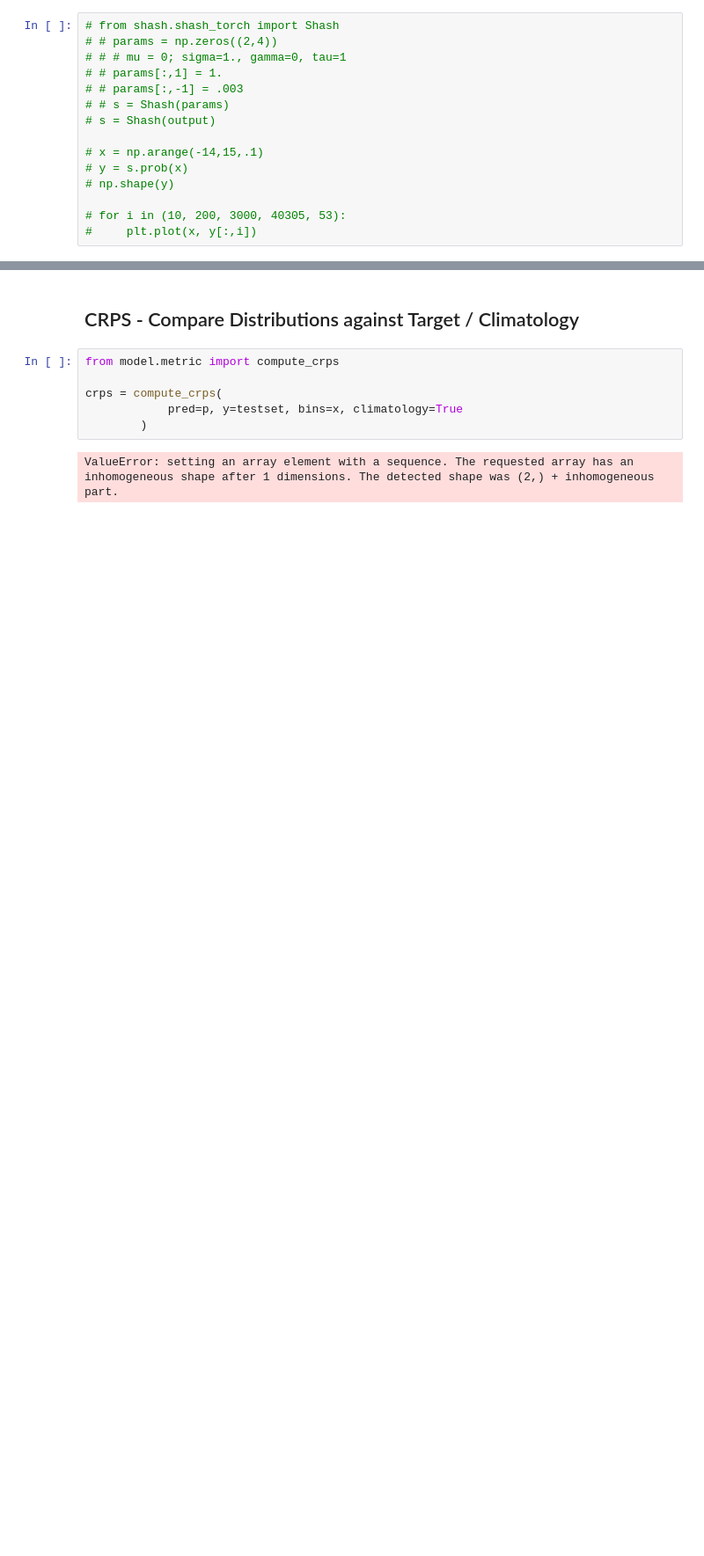
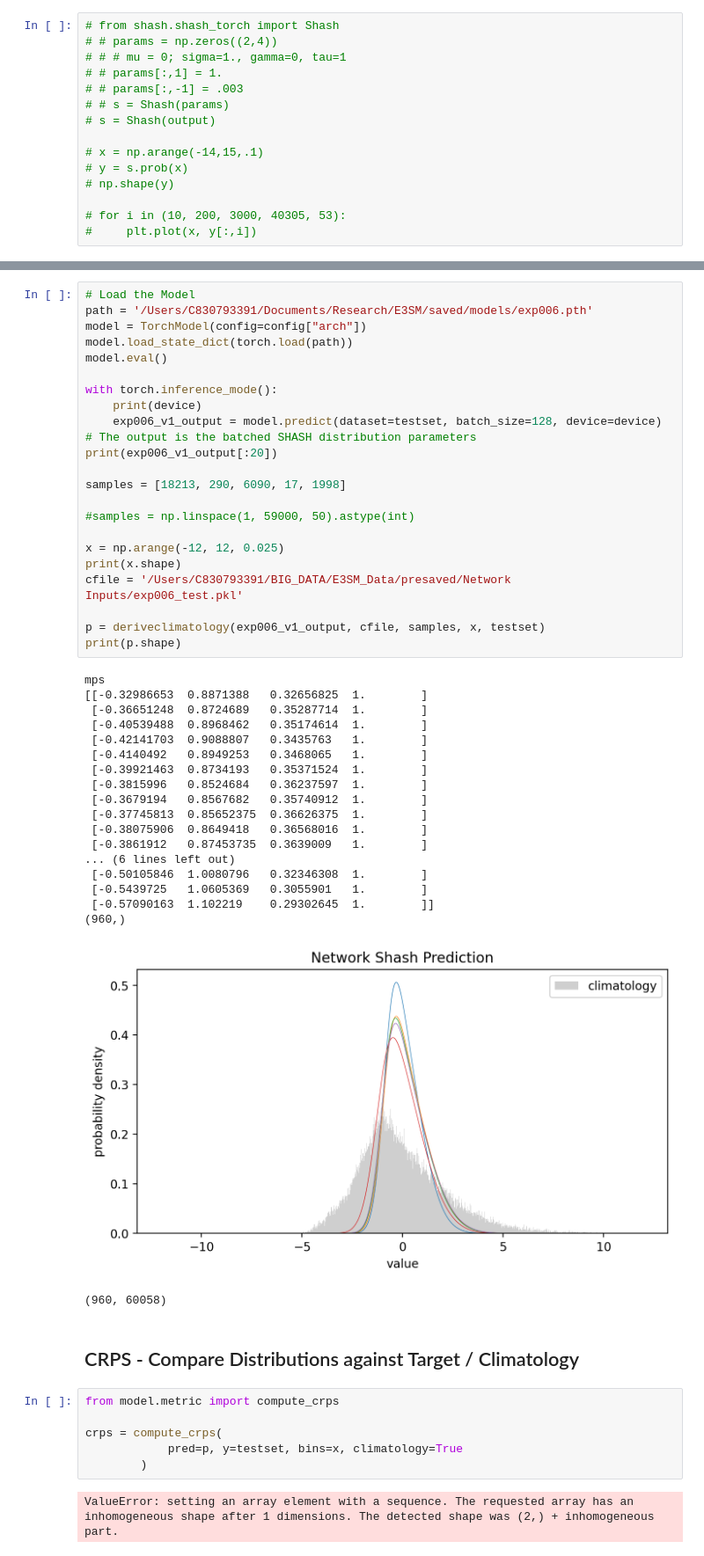
Before and after one commit to Jolan-vP/E3SM, a Jupyter notebook: analysis_006.ipynb, the cells around one changed output, grey strips where cells are left out. Shown at 88% size. Cells and saved outputs as stored; diff of their text form; blank space fills up the shorter version.

```diff
--- a/analysis_006.ipynb
+++ b/analysis_006.ipynb
@@ -373,3 +390,45 @@ tensor([ 1.3447,  3.8666,  4.1765, -0.3200, -0.2157])
+# %%
+# Load the Model
+path = '/Users/C830793391/Documents/Research/E3SM/saved/models/exp006.pth'
+model = TorchModel(config=config["arch"])
+model.load_state_dict(torch.load(path))
+model.eval()
+
+with torch.inference_mode():
+    print(device)
+    exp006_v1_output = model.predict(dataset=testset, batch_size=128, device=device) # The output is the batched SHASH distribution parameters
+print(exp006_v1_output[:20])
+
+samples = [18213, 290, 6090, 17, 1998]
+
+#samples = np.linspace(1, 59000, 50).astype(int)
+
+x = np.arange(-12, 12, 0.025)
+print(x.shape)
+cfile = '/Users/C830793391/BIG_DATA/E3SM_Data/presaved/Network Inputs/exp006_test.pkl'
+
+p = deriveclimatology(exp006_v1_output, cfile, samples, x, testset)
+print(p.shape)
+# %% [output]
+mps
+[[-0.32986653  0.8871388   0.32656825  1.        ]
+ [-0.36651248  0.8724689   0.35287714  1.        ]
+ [-0.40539488  0.8968462   0.35174614  1.        ]
+ [-0.42141703  0.9088807   0.3435763   1.        ]
+ [-0.4140492   0.8949253   0.3468065   1.        ]
+ [-0.39921463  0.8734193   0.35371524  1.        ]
+ [-0.3815996   0.8524684   0.36237597  1.        ]
+ [-0.3679194   0.8567682   0.35740912  1.        ]
+ [-0.37745813  0.85652375  0.36626375  1.        ]
+ [-0.38075906  0.8649418   0.36568016  1.        ]
+ [-0.3861912   0.87453735  0.3639009   1.        ]
+... (6 lines left out)
+ [-0.50105846  1.0080796   0.32346308  1.        ]
+ [-0.5439725   1.0605369   0.3055901   1.        ]
+ [-0.57090163  1.102219    0.29302645  1.        ]]
+(960,)
+[figure, added]
+(960, 60058)
 # %% [markdown]
 ## CRPS - Compare Distributions against Target / Climatology
 # %%
```
Also changed, not shown: parts of 11 cells of this notebook, 2 other files.
